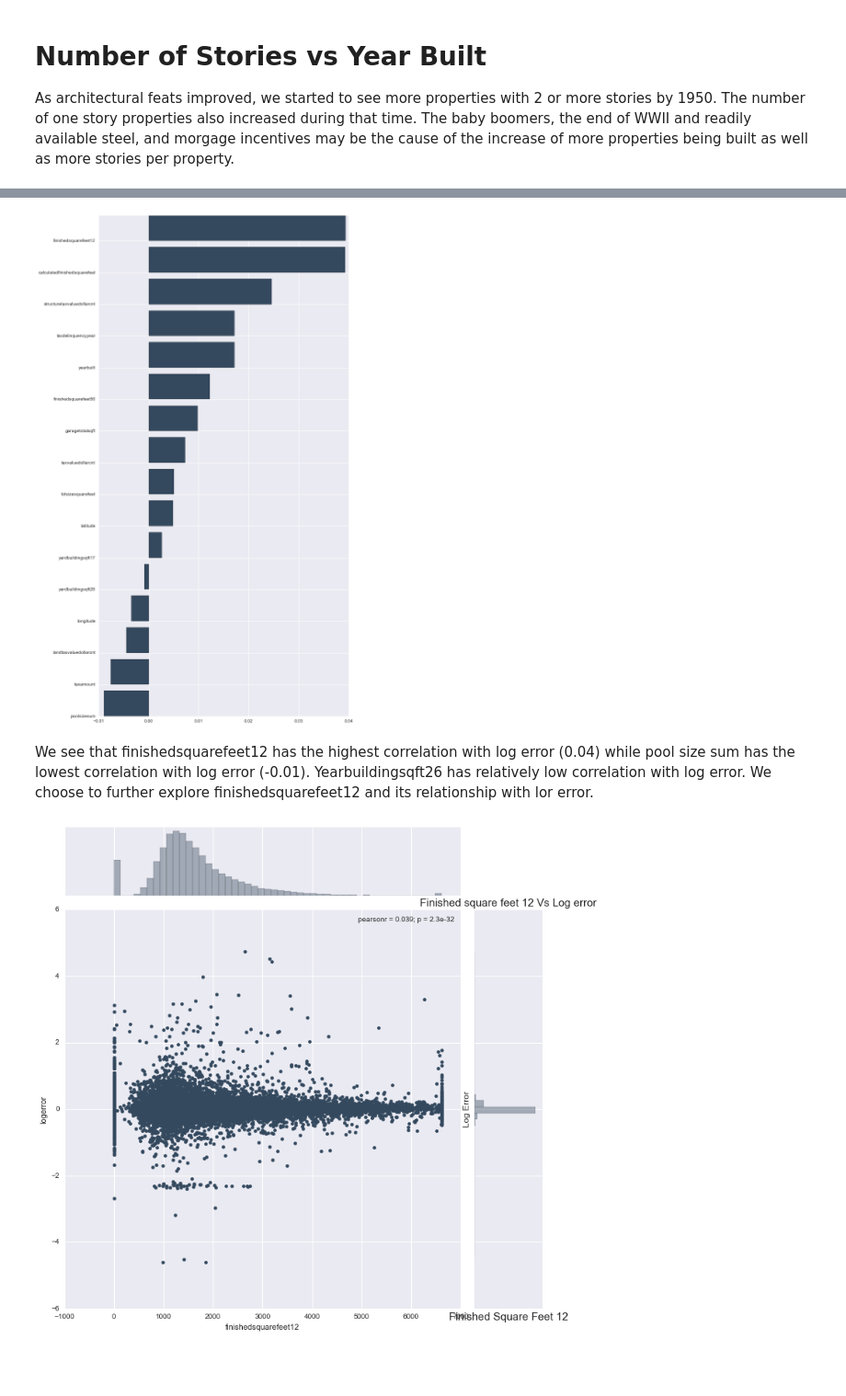
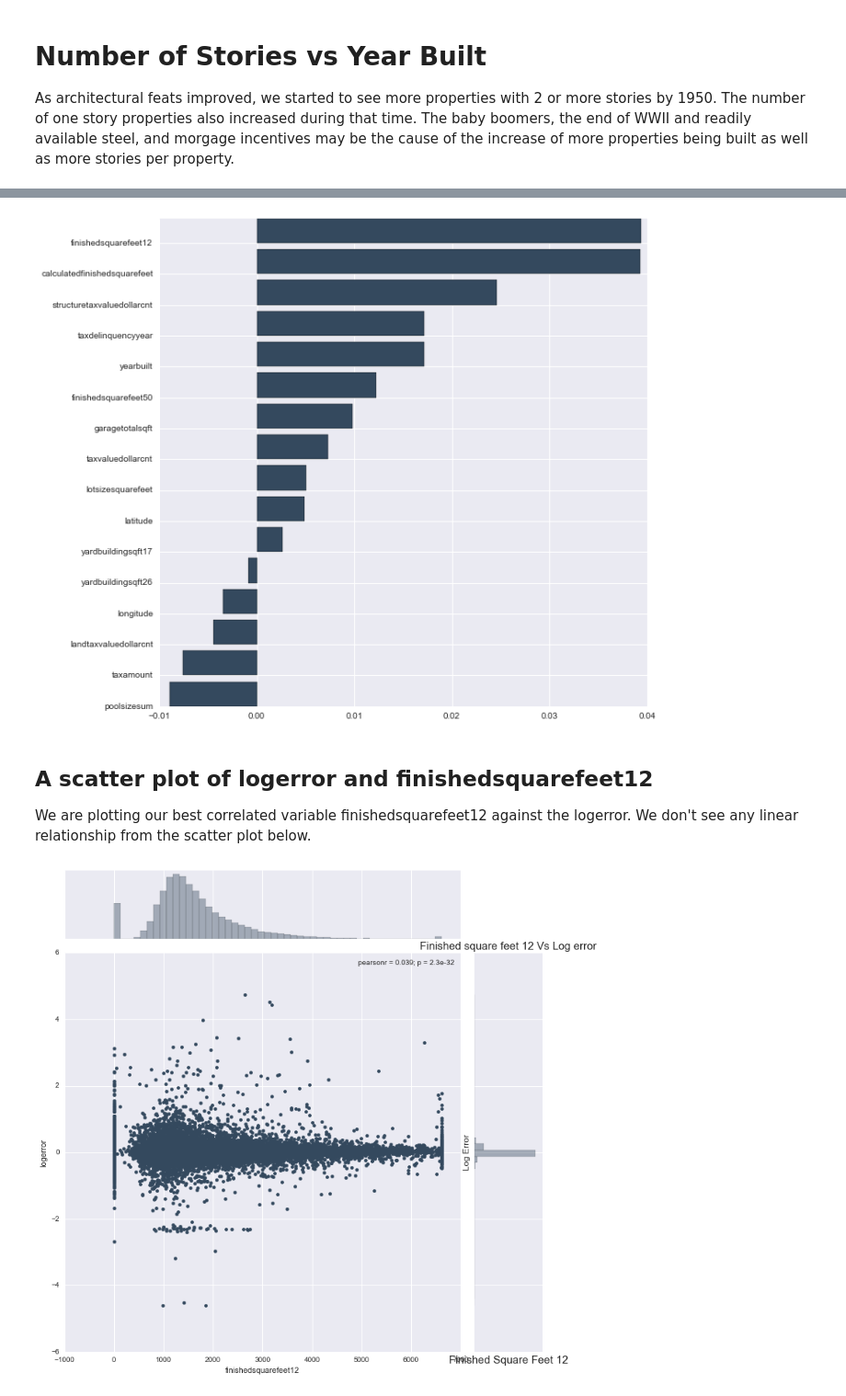
Before and after one commit to post2web/data_mining_group_project, a Jupyter notebook: notebooks/yao2.ipynb, the cells around one changed output, grey strips where cells are left out. Shown at 92% size. Cells and saved outputs as stored; diff of their text form; code cells hidden in the pictures; blank space fills up the shorter version.

```diff
--- a/notebooks/yao2.ipynb
+++ b/notebooks/yao2.ipynb
@@ -1324,28 +1343,30 @@ Identify and explain interesting relationships between features and the class yo
 # %%
 train_data = data[~data['logerror'].isnull()]
 
 continious_vars = variables[variables['type'].isin(['ratio', 'interval'])].index
 continious_vars = continious_vars[continious_vars.isin(data.columns)]
 
 labels = []
 values = []
 for column in continious_vars:
     labels.append(column)
     values.append(train_data[column].corr(train_data['logerror']))
 
 corr = pd.DataFrame({'labels':labels, 'values':values})
 corr = corr.sort_values(by='values')
 labels = corr['labels'].values
 values = corr['values'].values
 
-fig, ax = plt.subplots(figsize=(10,20))
+fig, ax = plt.subplots(figsize=(10,10))
 ax.set_yticks(range(len(labels)))
 plt.barh(range(len(labels)), values, color="#34495e")
 ax.set_yticklabels(labels, rotation='horizontal');
 # %% [output]
-[figure, old version]
+[figure, new version]
-# %% [markdown]
-We see that finishedsquarefeet12 has the highest correlation with log error (0.04) while pool size sum has the lowest correlation with log error (-0.01). Yearbuildingsqft26 has relatively low correlation with log error. We choose to further explore finishedsquarefeet12 and its relationship with lor error.
+# %% [markdown]
+## A scatter plot of logerror and finishedsquarefeet12
+
+We are plotting our best correlated variable finishedsquarefeet12 against the logerror. We don't see any linear relationship from the scatter plot below.
 # %%
 column = "finishedsquarefeet12"
 train_data = data[~data['logerror'].isnull()]
```
Also changed, not shown: parts of 72 cells of this notebook.
